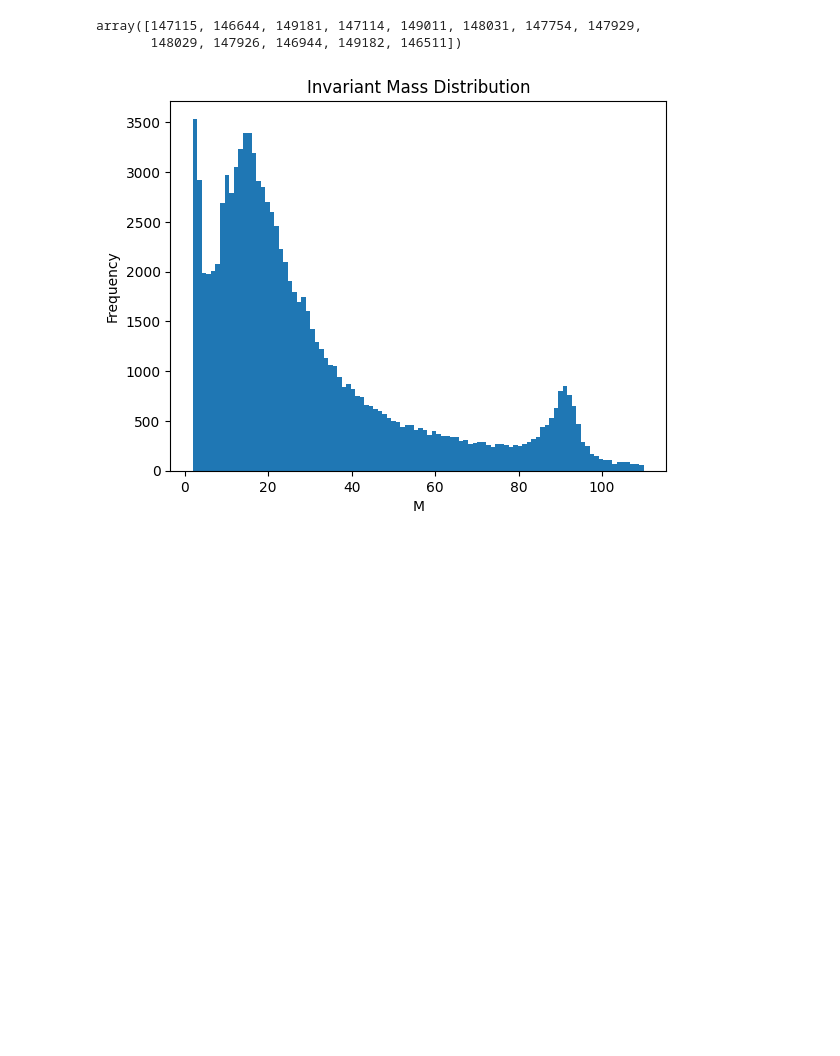
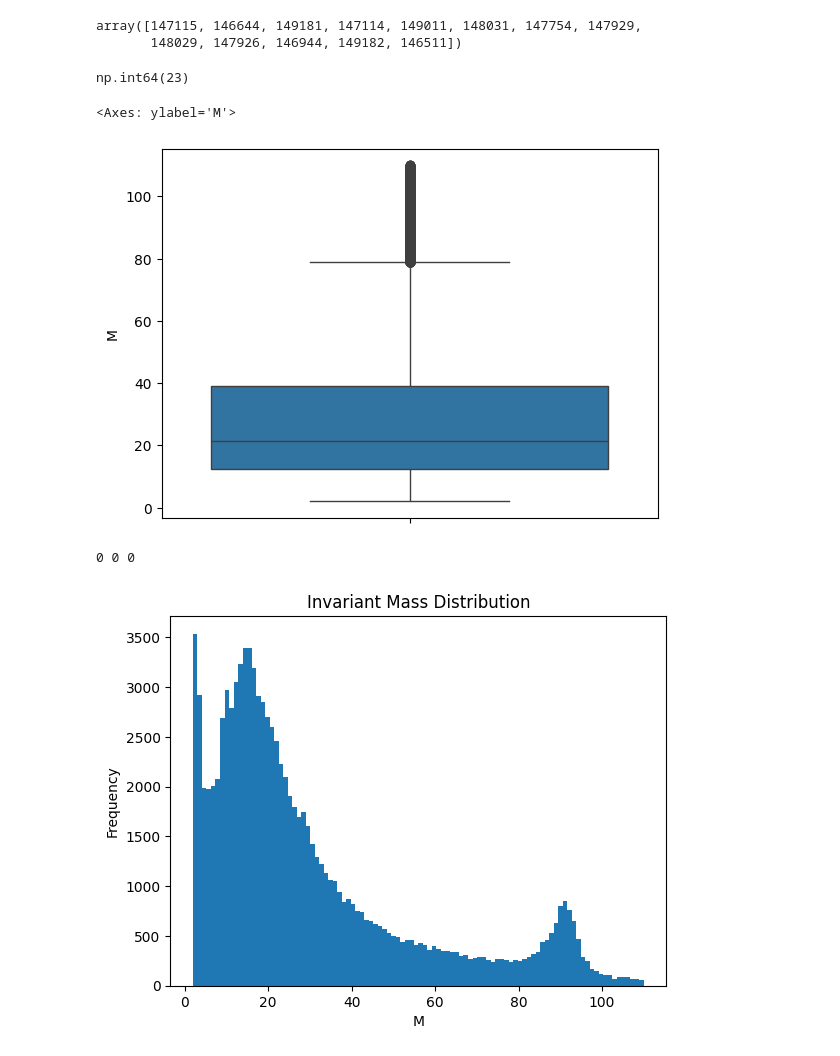
Before and after one commit to BinaryWhizz/Data-Analysis, a Jupyter notebook: Data Analysis 05/01.ipynb, the cells around one changed output. Cells and saved outputs as stored; diff of their text form; code cells hidden in the pictures; blank space fills up the shorter version.

Commit message:
CERN Electron Collision Data analysis

```diff
--- a/Data Analysis 05/01.ipynb
+++ b/Data Analysis 05/01.ipynb
@@ -104,6 +104,38 @@ unique_values
 # %% [output]
 array([147115, 146644, 149181, 147114, 149011, 148031, 147754, 147929,
        148029, 147926, 146944, 149182, 146511])
+# %%
+data.duplicated().sum()
+# %% [output]
+np.int64(23)
+# %%
+data = data.drop_duplicates()
+# %%
+# Checking outliers
+
+sns.boxplot(data["M"])
+# %% [output]
+<Axes: ylabel='M'>
+[figure, added]
+# %%
+
+# In particle physics:
+
+# Momentum (p) is a vector, so components like px, py, pz can be negative
+# But magnitude ∣p∣ cannot be negative
+
+# px, py, pz < 0 - valid
+
+# Checking only physically invalid values
+invalid_mass = data[data['M'] < 0]
+
+# If pt exists
+invalid_pt1 = data[data['pt1'] < 0]
+invalid_pt2 = data[data['pt2'] < 0]
+
+print(len(invalid_mass), len(invalid_pt1), len(invalid_pt2))
+# %% [output]
+0 0 0
 # %%
 plt.hist(data["M"], bins=100)
 plt.title("Invariant Mass Distribution")
```
Also changed, not shown: parts of 7 cells of this notebook.
